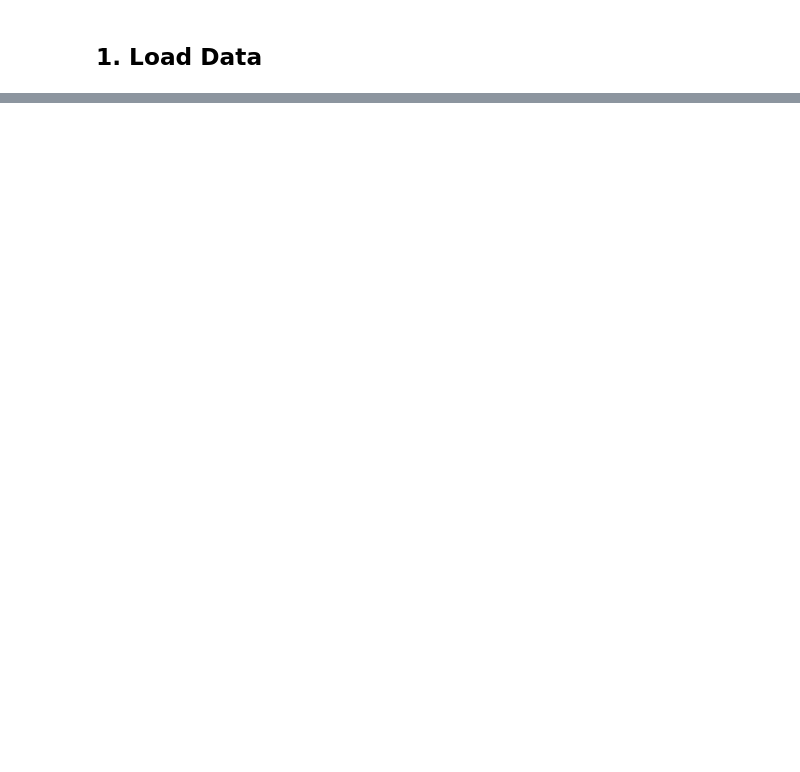
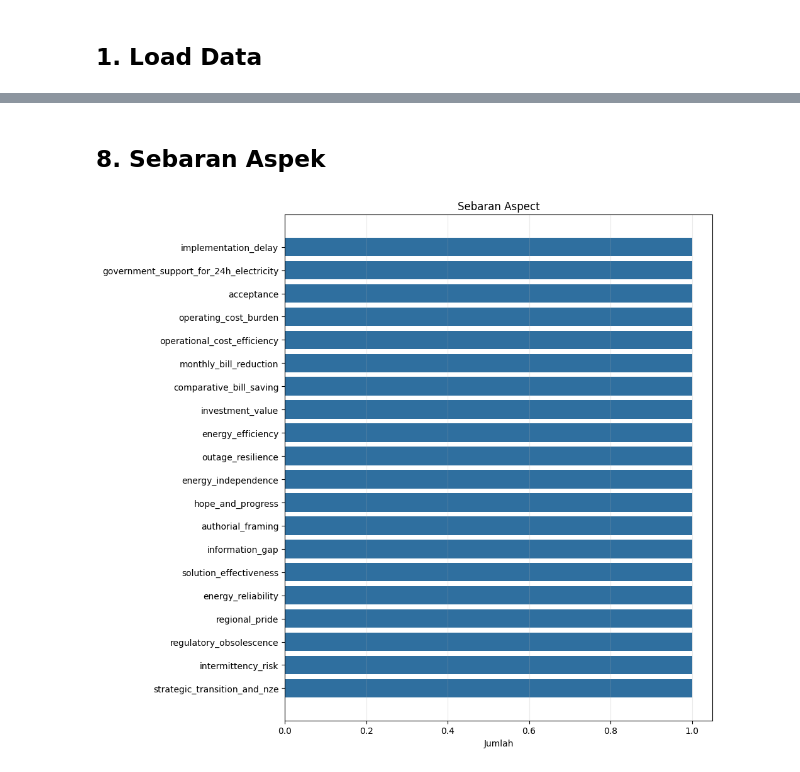
Before and after one commit to dammar01/hybrid-nlp-sentiment-classification, a Jupyter notebook: opinion_dataset_analysis.ipynb, the cells around one changed output, grey strips where cells are left out. Saved outputs shown, nothing was run; the diff lists cells and outputs as text; code cells hidden in the pictures; blank space fills up the shorter version.

```diff
--- a/opinion_dataset_analysis.ipynb
+++ b/opinion_dataset_analysis.ipynb
@@ -223,0 +204,6 @@ plt.show()
+# %% [markdown]
+## 8. Sebaran Aspek
+# %%
+plot_horizontal_bar("aspect", "Sebaran Aspect", top=20, figsize=(10, 9))
+# %% [output]
+[figure, added]
```
Also changed, not shown: parts of 38 cells of this notebook, 1 other file.
